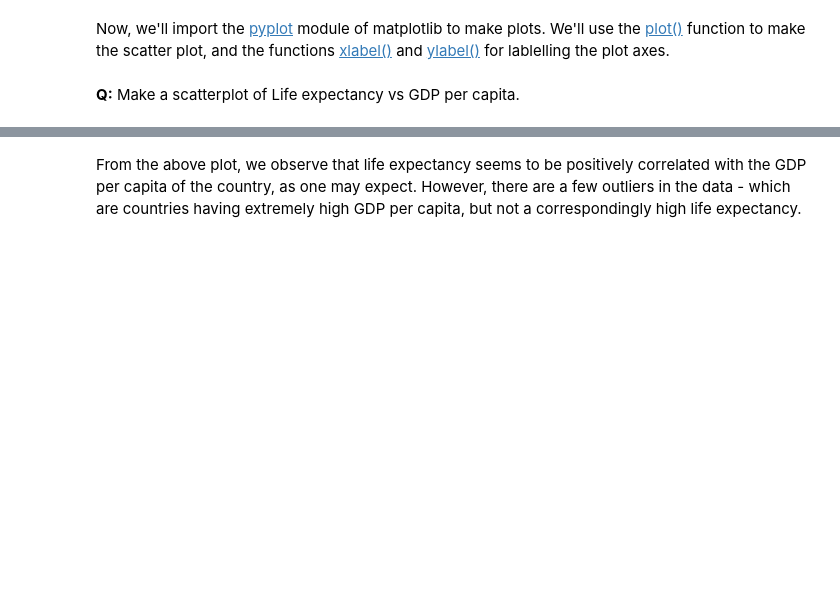
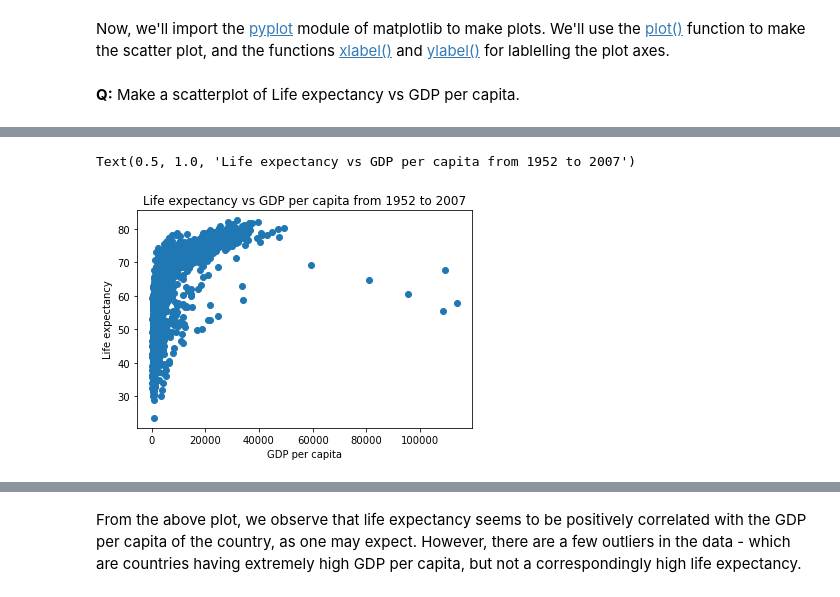
Before and after one commit to NUstat/DataScience_Intro_python, a Jupyter notebook: Data visualization.ipynb, the cells around one changed output, grey strips where cells are left out. Cells and saved outputs as stored; diff of their text form; code cells hidden in the pictures; blank space fills up the shorter version.

```diff
--- a/Data visualization.ipynb
+++ b/Data visualization.ipynb
@@ -106 +105,13 @@ ax.set_xlabel()
+# %%
+#Object-oriented style
+fig, ax = plt.subplots() #Create a figure and an axes
+x = gdp_data.gdpPercap
+y = gdp_data.lifeExp
+ax.plot(x,y,'o')   #Plot data on the axes
+ax.set_xlabel('GDP per capita')    #Add an x-label to the axes
+ax.set_ylabel('Life expectancy')   #Add a y-label to the axes
+ax.set_title('Life expectancy vs GDP per capita from 1952 to 2007')
+# %% [output]
+Text(0.5, 1.0, 'Life expectancy vs GDP per capita from 1952 to 2007')
+[figure, added]
 # %%
```
Also changed, not shown: parts of 20 cells of this notebook, 4 other files.
